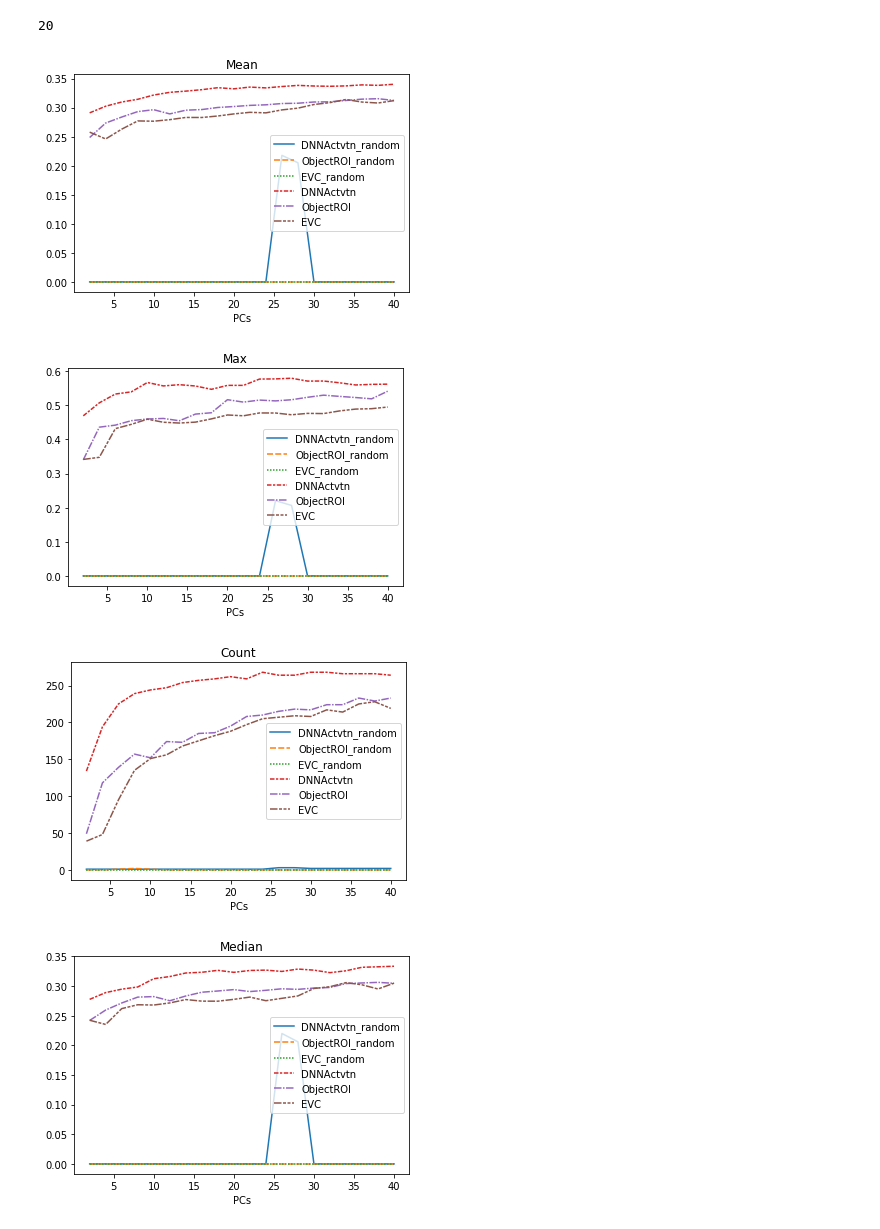
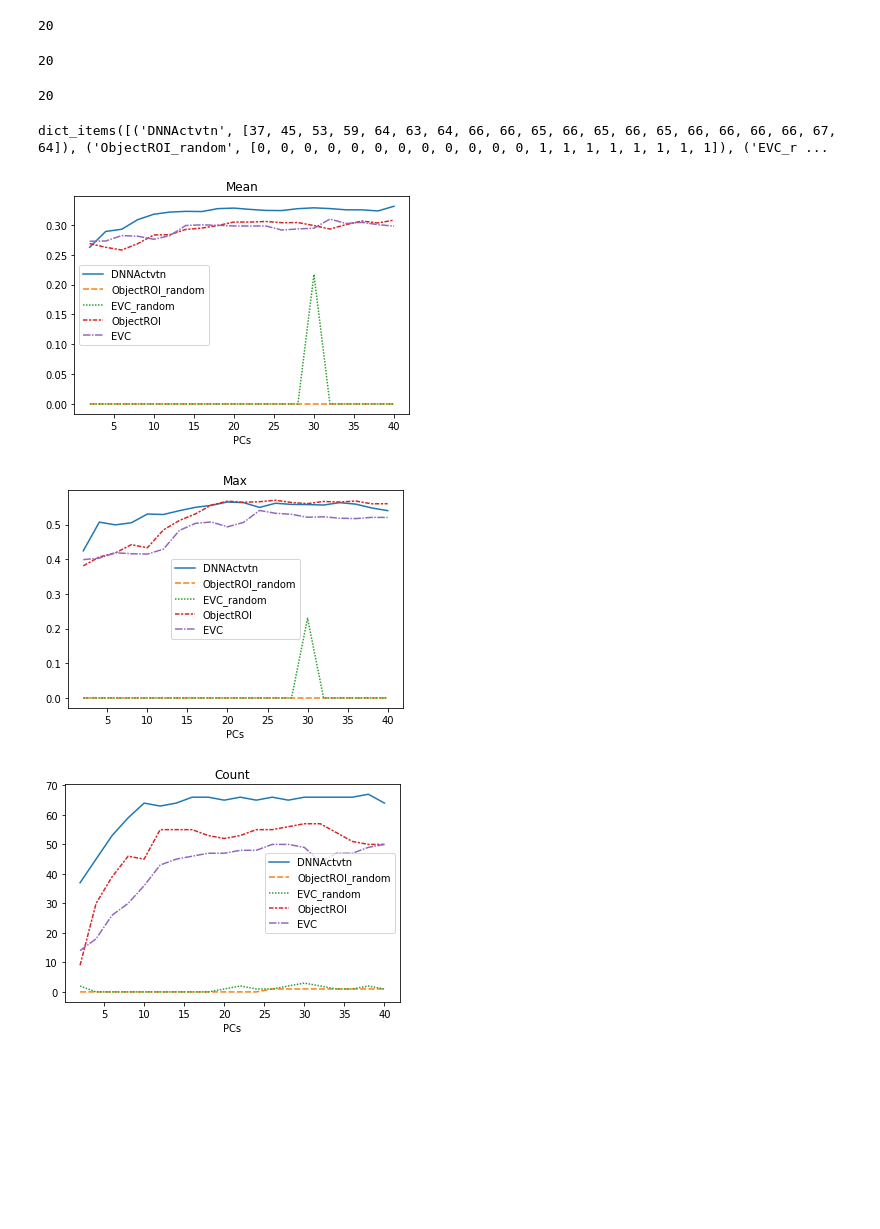
Before and after one commit to cm296/semantic, a Jupyter notebook: cm/code-01-analysis/step12_PredictWithRandomWeights.ipynb, the cells around one changed output. Drawn from its saved outputs; the diff is of its cells as text; code cells hidden in the pictures; blank space fills up the shorter version.

```diff
--- a/cm/code-01-analysis/step12_PredictWithRandomWeights.ipynb
+++ b/cm/code-01-analysis/step12_PredictWithRandomWeights.ipynb
@@ -41,11 +53,23 @@ figurepath = '../../../figures-12/'
 
 # pretrained_vec = [True, False]
 # %%
-myDict_median,myDict_max,myDict_count,myDict_mean = runCV.buildDict(datapath,figurepath,layer={'fc_3'})
+myDict_median,myDict_max,myDict_count,myDict_mean = runCV.buildDict(datapath,figurepath,Ypredict='Word2Sense',layer={'conv_5'})
 # %%
 len(myDict_count['Metric'])
 # %% [output]
 20
+# %%
+len(myDict_count['ObjectROI'])
+# %% [output]
+20
+# %%
+len(myDict_count['DNNActvtn'])
+# %% [output]
+20
+# %%
+myDict_count.items()
+# %% [output]
+dict_items([('DNNActvtn', [37, 45, 53, 59, 64, 63, 64, 66, 66, 65, 66, 65, 66, 65, 66, 66, 66, 66, 67, 64]), ('ObjectROI_random', [0, 0, 0, 0, 0, 0, 0, 0, 0, 0, 0, 0, 1, 1, 1, 1, 1, 1, 1, 1]), ('EVC_r ...
 # %%
 df_count = pddf.from_dict(myDict_count).set_index('PCs')
 df_mean = pddf.from_dict(myDict_mean).set_index('PCs')
@@ -56,22 +80,20 @@ allvalues = pd.concat([df_count, df_mean,df_max,df_median], axis=0)
 # %%
 import matplotlib.pyplot as plt
 
-sns.lineplot(data= allvalues[allvalues['Metric'] == 'mean'].iloc[:,0:6]).set_title('Mean')
+sns.lineplot(data= allvalues[allvalues['Metric'] == 'mean'].iloc[:,0:5]).set_title('Mean')
 plt.savefig(figurepath + "Mean.png")
 # %% [output]
-[figure, old version]
+[figure, new version]
 # %%
-sns.lineplot(data= allvalues[allvalues['Metric'] == 'max'].iloc[:,0:6]).set_title('Max')
+sns.lineplot(data= allvalues[allvalues['Metric'] == 'max'].iloc[:,0:5]).set_title('Max')
 plt.savefig(figurepath + "Max.png")
 # %% [output]
-[figure, old version]
+[figure, new version]
 # %%
-sns.lineplot(data= allvalues[allvalues['Metric'] == 'count'].iloc[:,0:6]).set_title('Count')
+sns.lineplot(data= allvalues[allvalues['Metric'] == 'count'].iloc[:,0:5]).set_title('Count')
 plt.savefig(figurepath + "Count.png")
 # %% [output]
-[figure, old version]
+[figure, new version]
 # %%
-sns.lineplot(data= allvalues[allvalues['Metric'] == 'median'].iloc[:,0:6]).set_title('Median')
+sns.lineplot(data= allvalues[allvalues['Metric'] == 'median'].iloc[:,0:5]).set_title('Median')
 plt.savefig(figurepath + "Median.png")
-# %% [output]
-[figure, removed]
```
Also changed, not shown: parts of 4 cells of this notebook, 2 other files.
